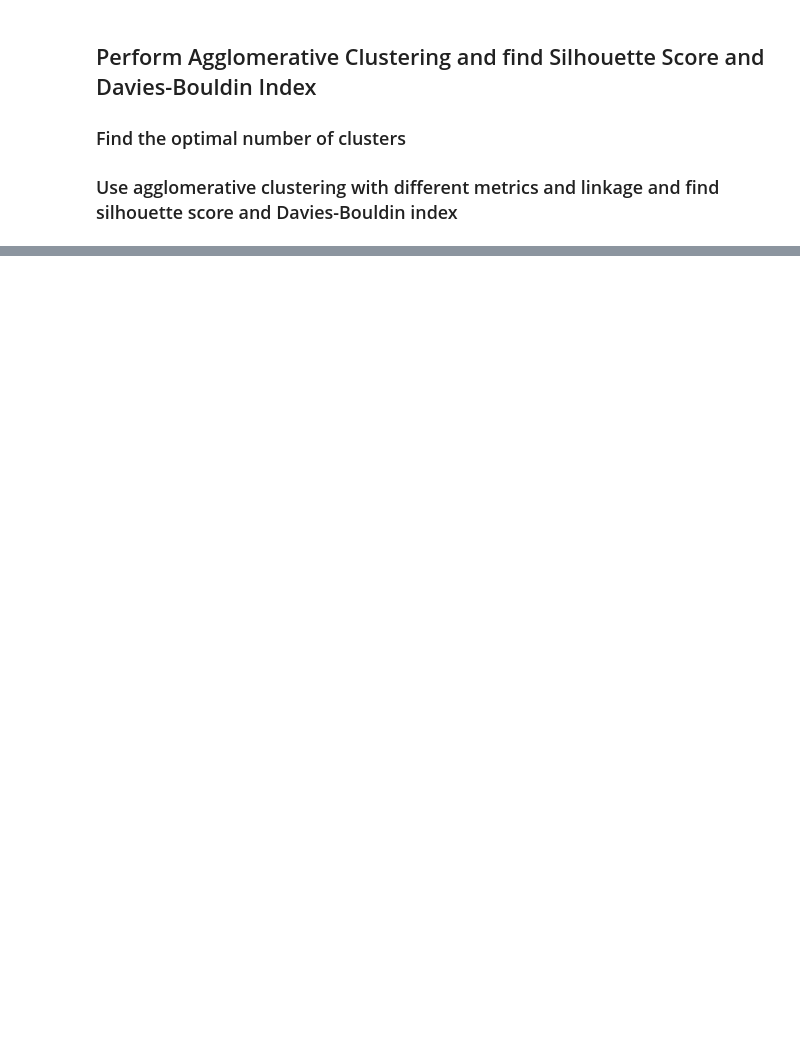
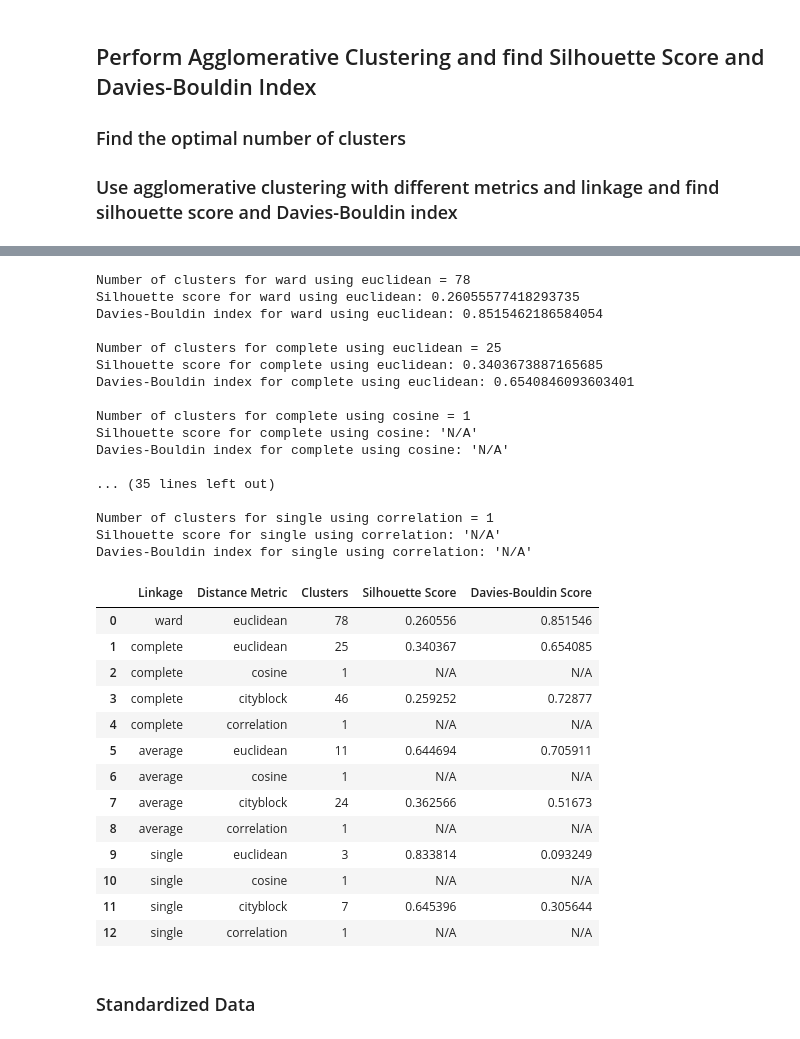
Before and after one commit to Yuki-bach/marketing, a Jupyter notebook: notebooks/agglomerative.ipynb, the cells around one changed output, grey strips where cells are left out. Saved outputs shown, nothing was run; the diff lists cells and outputs as text; code cells hidden in the pictures; blank space fills up the shorter version.

```diff
--- a/notebooks/agglomerative.ipynb
+++ b/notebooks/agglomerative.ipynb
@@ -116,19 +122,24 @@ plot_dendrogram(df_numeric, 'single', 'correlation')
 # %%
+results = []
+
 def perform_clustering(df, linkage, metric, distance_threshold=400):
     cluster_complete = AgglomerativeClustering(n_clusters=None, metric=metric, linkage=linkage, compute_full_tree=True, distance_threshold=distance_threshold)
     cluster_complete.fit_predict(df)
     optimal_cluster_complete = 1+np.amax(cluster_complete.labels_)
-    print(f"Number of clusters for complete using {metric} = {optimal_cluster_complete}")
+    print(f"Number of clusters for {linkage} using {metric} = {optimal_cluster_complete}")
+
 
     if optimal_cluster_complete > 1:
-        clustering_complete = AgglomerativeClustering(n_clusters= optimal_cluster_complete, metric=metric,linkage='complete', distance_threshold=None).fit(df)
+        clustering_complete = AgglomerativeClustering(n_clusters= optimal_cluster_complete, metric=metric,linkage=linkage, distance_threshold=None).fit(df)
         labels_complete = clustering_complete.labels_
         silhouette = silhouette_score(df, labels_complete)
         davies_bouldin = davies_bouldin_score(df, labels_complete)
-        print(f"Silhouette score for complete using {metric}: {silhouette}")
-        print(f"Davies-Bouldin index for complete using {metric}: {davies_bouldin}")
+        print(f"Silhouette score for {linkage} using {metric}: {silhouette}")
+        print(f"Davies-Bouldin index for {linkage} using {metric}: {davies_bouldin}")
         print()
+        results.append([linkage, metric, optimal_cluster_complete, silhouette, davies_bouldin])
     else:
-        print(f"Silhouette score for complete using {metric}: 'N/A'")
-        print(f"Davies-Bouldin index for complete using {metric}: 'N/A'")
+        print(f"Silhouette score for {linkage} using {metric}: 'N/A'")
+        print(f"Davies-Bouldin index for {linkage} using {metric}: 'N/A'")
         print()
+        results.append([linkage, metric, optimal_cluster_complete, 'N/A', 'N/A'])
@@ -207,0 +146,58 @@ Davies-Bouldin index for complete using correlation: 'N/A'
+# %%
+# ward linkage
+perform_clustering(df_numeric, 'ward', 'euclidean')
+
+# complete linkage
+perform_clustering(df_numeric, 'complete', 'euclidean')
+perform_clustering(df_numeric, 'complete', 'cosine')
+perform_clustering(df_numeric, 'complete', 'cityblock')
+perform_clustering(df_numeric, 'complete', 'correlation')
+
+# average linkage
+perform_clustering(df_numeric, 'average', 'euclidean')
+perform_clustering(df_numeric, 'average', 'cosine')
+perform_clustering(df_numeric, 'average', 'cityblock')
+perform_clustering(df_numeric, 'average', 'correlation')
+
+#single linkage
+perform_clustering(df_numeric, 'single', 'euclidean')
+perform_clustering(df_numeric, 'single', 'cosine')
+perform_clustering(df_numeric, 'single', 'cityblock')
+perform_clustering(df_numeric, 'single', 'correlation')
+
+results_df = pd.DataFrame(results, columns=['Linkage', 'Distance Metric', 'Clusters', 'Silhouette Score', 'Davies-Bouldin Score'])
+results_df
+# %% [output]
+Number of clusters for ward using euclidean = 78
+Silhouette score for ward using euclidean: 0.26055577418293735
+Davies-Bouldin index for ward using euclidean: 0.8515462186584054
+
+Number of clusters for complete using euclidean = 25
+Silhouette score for complete using euclidean: 0.3403673887165685
+Davies-Bouldin index for complete using euclidean: 0.6540846093603401
+
+Number of clusters for complete using cosine = 1
+Silhouette score for complete using cosine: 'N/A'
+Davies-Bouldin index for complete using cosine: 'N/A'
+
+... (35 lines left out)
+
+Number of clusters for single using correlation = 1
+Silhouette score for single using correlation: 'N/A'
+Davies-Bouldin index for single using correlation: 'N/A'
+|  | Linkage | Distance Metric | Clusters | Silhouette Score | Davies-Bouldin Score |
+| 0 | ward | euclidean | 78 | 0.260556 | 0.851546 |
+| 1 | complete | euclidean | 25 | 0.340367 | 0.654085 |
+| 2 | complete | cosine | 1 | N/A | N/A |
+| 3 | complete | cityblock | 46 | 0.259252 | 0.72877 |
+| 4 | complete | correlation | 1 | N/A | N/A |
+| 5 | average | euclidean | 11 | 0.644694 | 0.705911 |
+| 6 | average | cosine | 1 | N/A | N/A |
+| 7 | average | cityblock | 24 | 0.362566 | 0.51673 |
+| 8 | average | correlation | 1 | N/A | N/A |
+| 9 | single | euclidean | 3 | 0.833814 | 0.093249 |
+| 10 | single | cosine | 1 | N/A | N/A |
+| 11 | single | cityblock | 7 | 0.645396 | 0.305644 |
+| 12 | single | correlation | 1 | N/A | N/A |
+# %% [markdown]
+### Standardized Data
```
Also changed, not shown: parts of 23 cells of this notebook.
